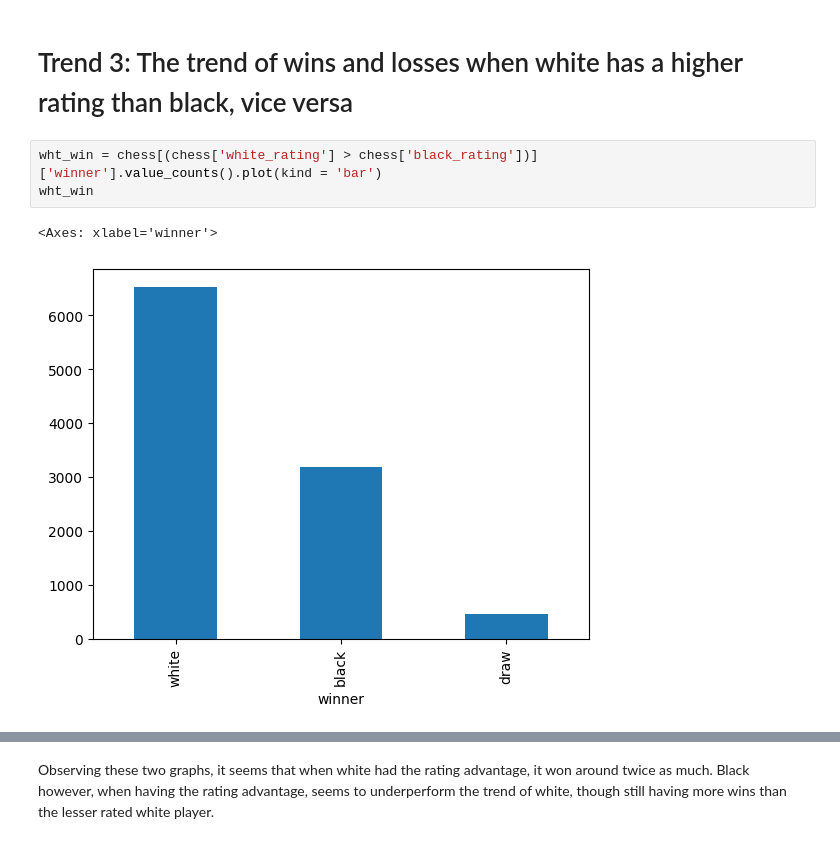
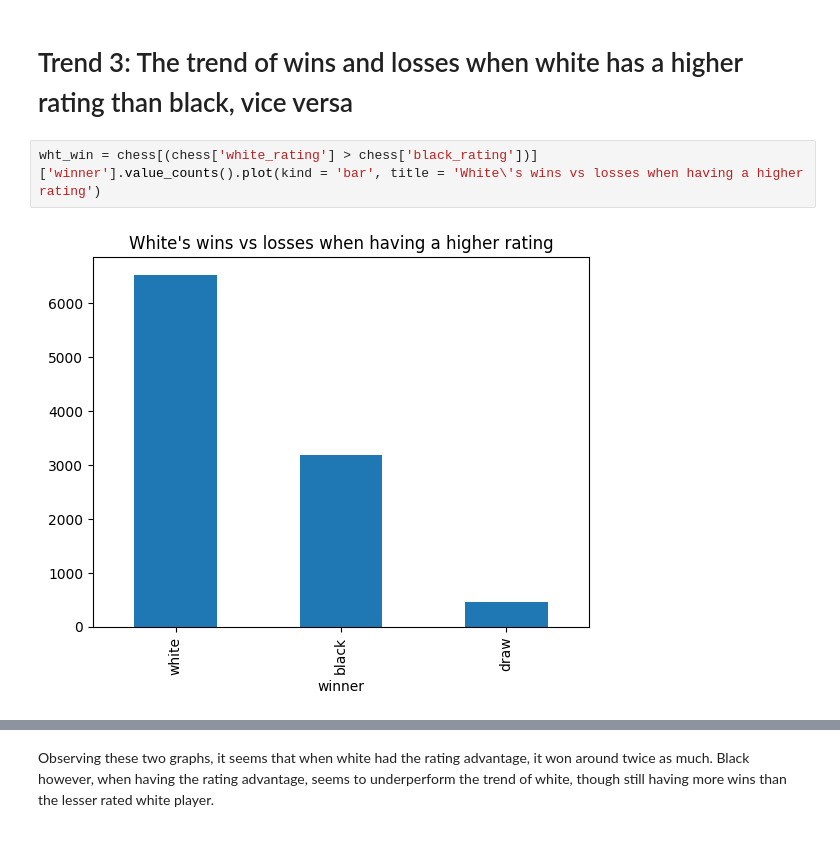
Before and after one commit to MarcusStorjohann/Chess-Project, a Jupyter notebook: Chess.ipynb, the cells around one changed output, grey strips where cells are left out. Drawn from its saved outputs; the diff is of its cells as text.

```diff
--- a/Chess.ipynb
+++ b/Chess.ipynb
@@ -70,9 +70,7 @@ There is no correlation between a player's rating and the number of turns it tak
 # %% [markdown]
 <h1> Trend 3: The trend of wins and losses when white has a higher rating than black, vice versa
 # %%
-wht_win = chess[(chess['white_rating'] > chess['black_rating'])]['winner'].value_counts().plot(kind = 'bar')
-wht_win
+wht_win = chess[(chess['white_rating'] > chess['black_rating'])]['winner'].value_counts().plot(kind = 'bar', title = 'White\'s wins vs losses when having a higher rating')
 # %% [output]
-<Axes: xlabel='winner'>
-[figure, old version]
+[figure, new version]
 # %%
```
Also changed, not shown: parts of 5 cells of this notebook.
